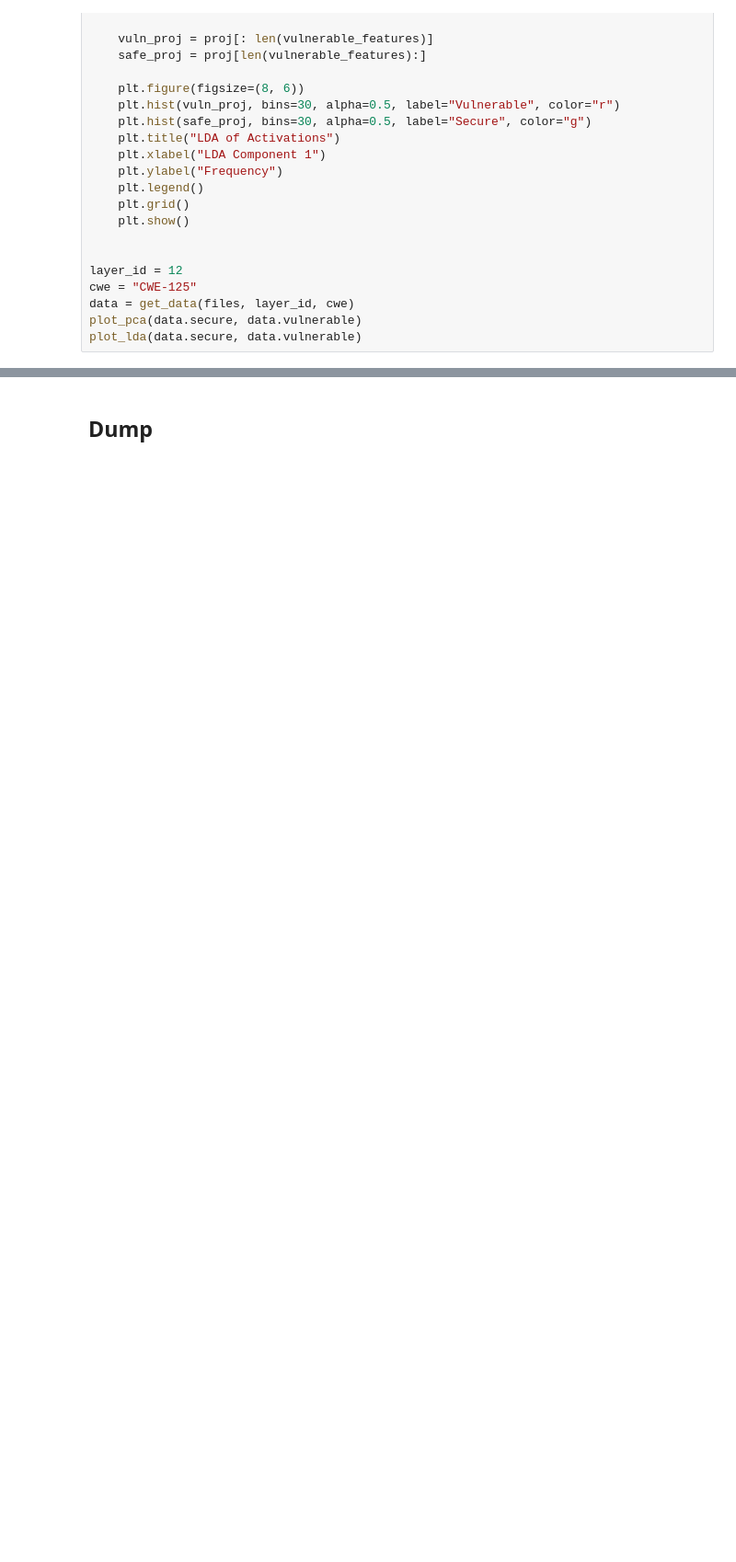
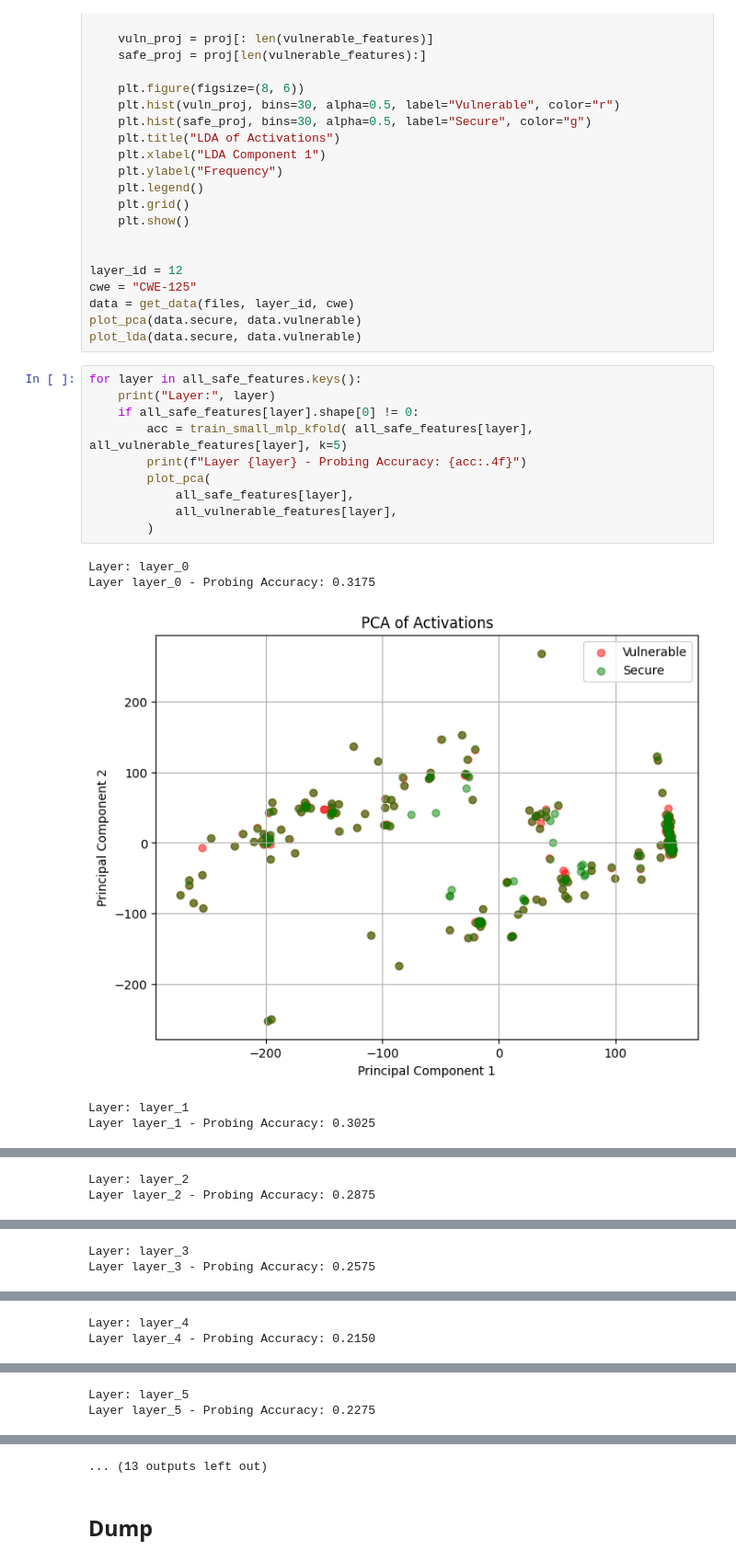
Before and after one commit to rufimelo99/SAE-Java-Bug-Detection, a Jupyter notebook: sae_java_bug/sparse_autoencoders/ideation.ipynb, the cells around one changed output, grey strips where cells are left out. Shown at 92% size. Cells and saved outputs as stored; diff of their text form; blank space fills up the shorter version.

```diff
--- a/sae_java_bug/sparse_autoencoders/ideation.ipynb
+++ b/sae_java_bug/sparse_autoencoders/ideation.ipynb
@@ -409,3 +466,19 @@ cwe = "CWE-125"
 data = get_data(files, layer_id, cwe)
 plot_pca(data.secure, data.vulnerable)
 plot_lda(data.secure, data.vulnerable)
+# %%
+for layer in all_safe_features.keys():
+    print("Layer:", layer)
+    if all_safe_features[layer].shape[0] != 0:
+        acc = train_small_mlp_kfold( all_safe_features[layer], all_vulnerable_features[layer], k=5)
+        print(f"Layer {layer} - Probing Accuracy: {acc:.4f}")
+        plot_pca(
+            all_safe_features[layer],
+            all_vulnerable_features[layer],
+        )
+# %% [output]
+Layer: layer_0
+Layer layer_0 - Probing Accuracy: 0.3175
+[figure, added]
+Layer: layer_1
+Layer layer_1 - Probing Accuracy: 0.3025
@@ -411,0 +486,2 @@ plot_lda(data.secure, data.vulnerable)
+Layer: layer_2
+Layer layer_2 - Probing Accuracy: 0.2875
@@ -411,0 +489,2 @@ plot_lda(data.secure, data.vulnerable)
+Layer: layer_3
+Layer layer_3 - Probing Accuracy: 0.2575
@@ -411,0 +492,2 @@ plot_lda(data.secure, data.vulnerable)
+Layer: layer_4
+Layer layer_4 - Probing Accuracy: 0.2150
@@ -411,0 +495,2 @@ plot_lda(data.secure, data.vulnerable)
+Layer: layer_5
+Layer layer_5 - Probing Accuracy: 0.2275
@@ -412,3 +498,4 @@ plot_lda(data.secure, data.vulnerable)
+... (13 outputs left out)
 # %% [markdown]
 ## Dump
 # %%
```
Also changed, not shown: parts of 3 cells of this notebook, 2 other files.
